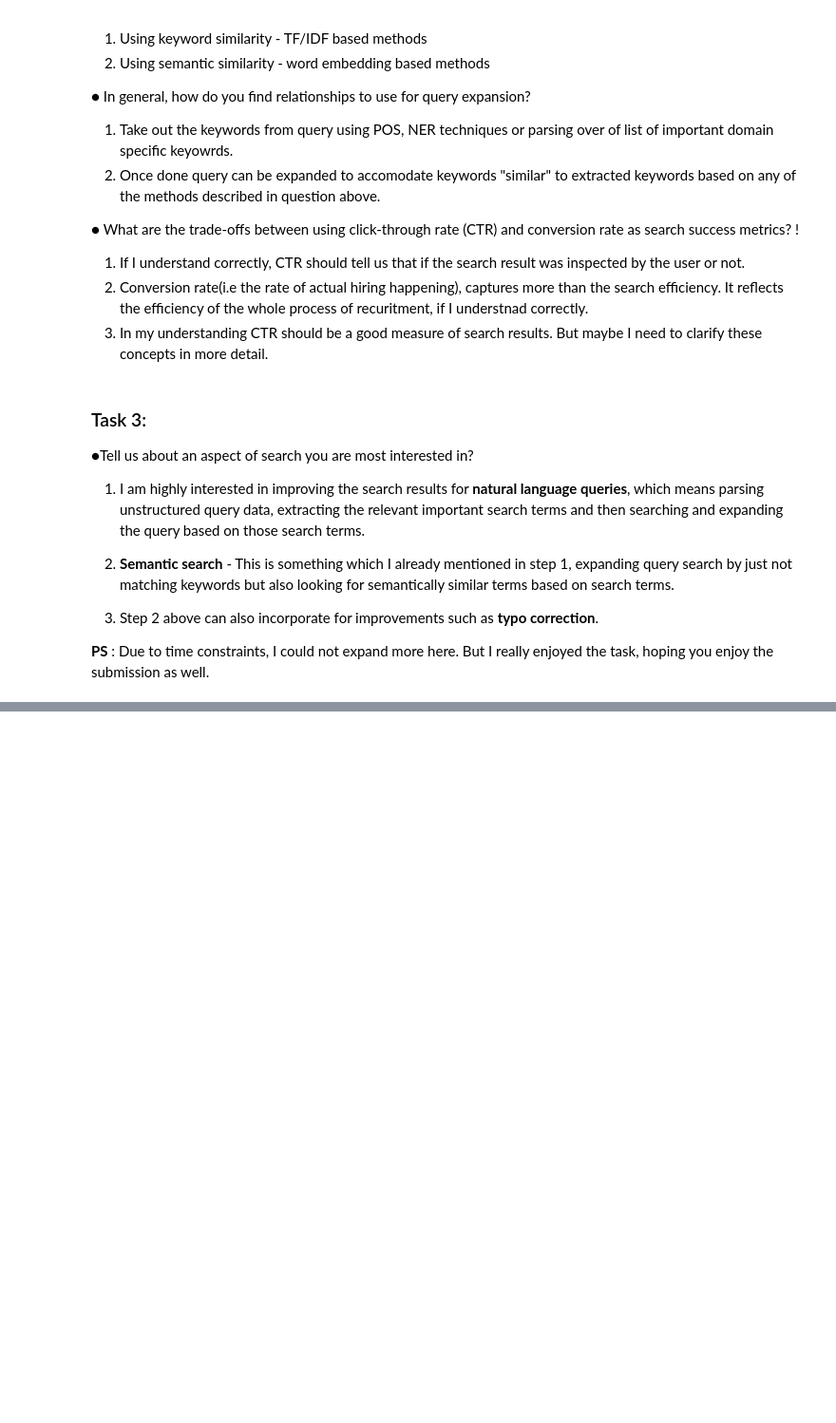
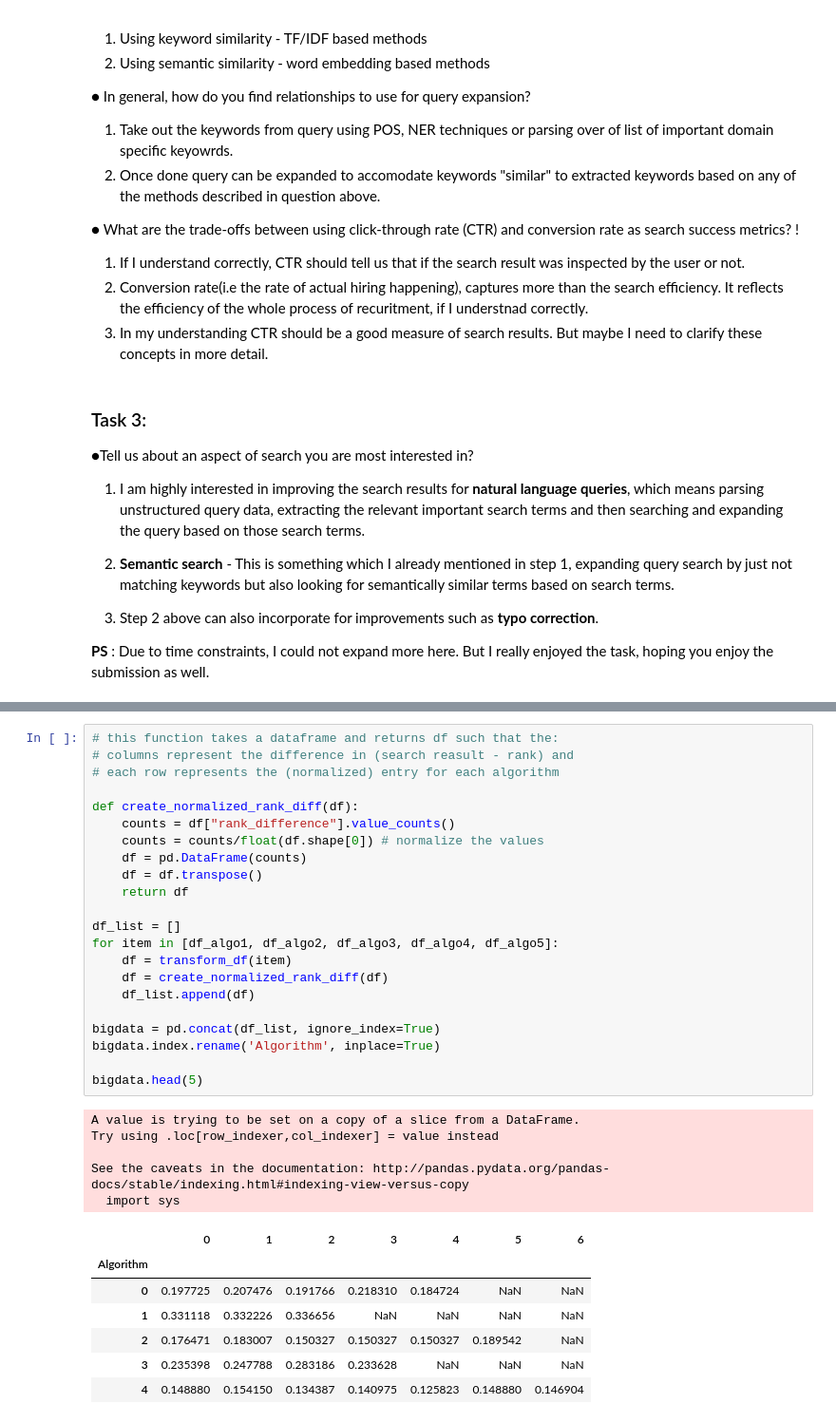
Before and after one commit to dupree/Search-Algorithm-Relevance, a Jupyter notebook: case_study_rshringi.ipynb, the cells around one changed output, grey strips where cells are left out. Shown: that part at 95% size. Cells and saved outputs as stored; diff of their text form; blank space fills up the shorter version.

```diff
--- a/case_study_rshringi.ipynb
+++ b/case_study_rshringi.ipynb
@@ -280,0 +286,35 @@
+# %%
+# this function takes a dataframe and returns df such that the:
+# columns represent the difference in (search reasult - rank) and
+# each row represents the (normalized) entry for each algorithm
+
+def create_normalized_rank_diff(df):
+    counts = df["rank_difference"].value_counts()
+    counts = counts/float(df.shape[0]) # normalize the values
+    df = pd.DataFrame(counts)
+    df = df.transpose()
+    return df
+
+df_list = []
+for item in [df_algo1, df_algo2, df_algo3, df_algo4, df_algo5]:
+    df = transform_df(item)
+    df = create_normalized_rank_diff(df)
+    df_list.append(df)
+
+bigdata = pd.concat(df_list, ignore_index=True)
+bigdata.index.rename('Algorithm', inplace=True)
+
+bigdata.head(5)
+# %% [output]
+A value is trying to be set on a copy of a slice from a DataFrame.
+Try using .loc[row_indexer,col_indexer] = value instead
+
+See the caveats in the documentation: http://pandas.pydata.org/pandas-docs/stable/indexing.html#indexing-view-versus-copy
+  import sys
+|  | 0 | 1 | 2 | 3 | 4 | 5 | 6 |
+| Algorithm |  |  |  |  |  |  |  |
+| 0 | 0.197725 | 0.207476 | 0.191766 | 0.218310 | 0.184724 | NaN | NaN |
+| 1 | 0.331118 | 0.332226 | 0.336656 | NaN | NaN | NaN | NaN |
+| 2 | 0.176471 | 0.183007 | 0.150327 | 0.150327 | 0.150327 | 0.189542 | NaN |
+| 3 | 0.235398 | 0.247788 | 0.283186 | 0.233628 | NaN | NaN | NaN |
+| 4 | 0.148880 | 0.154150 | 0.134387 | 0.140975 | 0.125823 | 0.148880 | 0.146904 |
```
Also changed, not shown: parts of 3 cells of this notebook.
